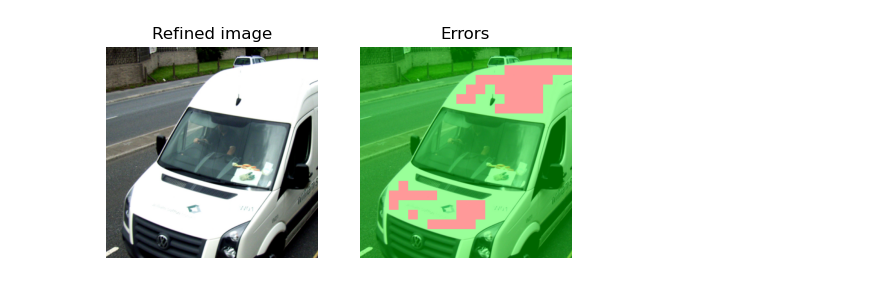
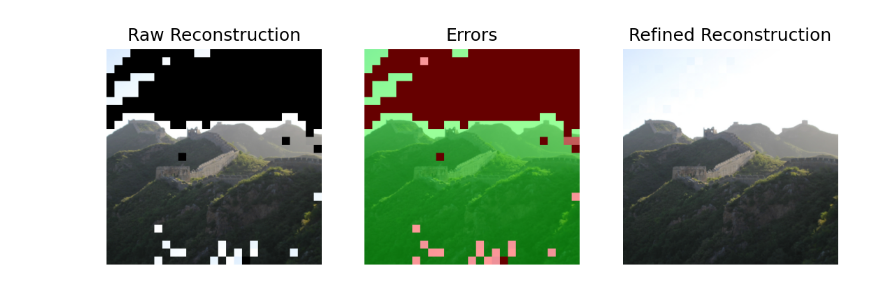
Before and after one commit to Unturned3/vlr-project, a Jupyter notebook: demo.ipynb, the cells around one changed output. Saved outputs shown, nothing was run; the diff lists cells and outputs as text; code cells hidden in the pictures.

```diff
--- a/demo.ipynb
+++ b/demo.ipynb
@@ -96,18 +111,31 @@ plt.show()
 # %%
+# Raw reconstruction
+inv_perm = invert_permutation(pred_perm, allow_degenerate=True)
+recon_image, _ = permute_image(
+    perm_image.clone(), cfg.patch_size, inv_perm, allow_degenerate=True
+)
+
+err = visualize_errors(recon_image, cfg.patch_size, pred_perm, gt_perm, alpha=0.4)
+
+# Refined reconstruction
 refined_pred_perm = hungarian_refine(pred_perm_logits.squeeze())
+
 refined_inv_perm = invert_permutation(refined_pred_perm)
 refined_recon_image, _ = permute_image(perm_image, cfg.patch_size, refined_inv_perm)
 refined_err_image = visualize_errors(
     refined_recon_image, cfg.patch_size, refined_pred_perm, gt_perm
 )
-
-fig, (a1, a2) = plt.subplots(1, 2, figsize=(6, 3))
-a1.set_title('Refined image')
-a1.imshow(refined_recon_image.permute(1, 2, 0))
-a1.axis('off')
-a2.set_title('Errors')
-a2.imshow(refined_err_image)
-a2.axis('off')
-plt.show()
-# %% [output]
-[figure, removed]
+# %%
+fig, (a1, a2, a3) = plt.subplots(1, 3, figsize=(9, 3), dpi=150)
+a1.set_title('Raw Reconstruction')
+a1.axis('off')
+a1.imshow(recon_image.permute(1, 2, 0))
+a2.set_title('Errors')
+a2.axis('off')
+a2.imshow(err)
+a3.set_title('Refined Reconstruction')
+a3.axis('off')
+a3.imshow(refined_recon_image.permute(1, 2, 0))
+plt.show()
+# %% [output]
+[figure, added]
```
Also changed, not shown: parts of 9 cells of this notebook, 1 other file.
